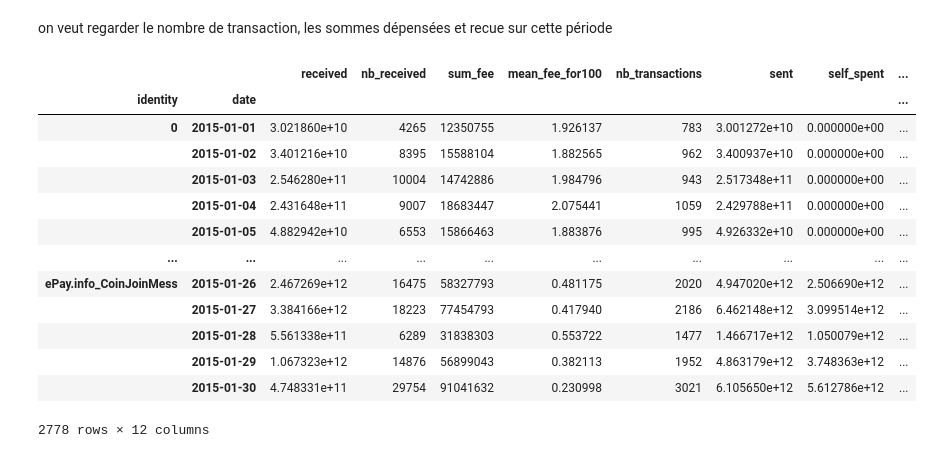
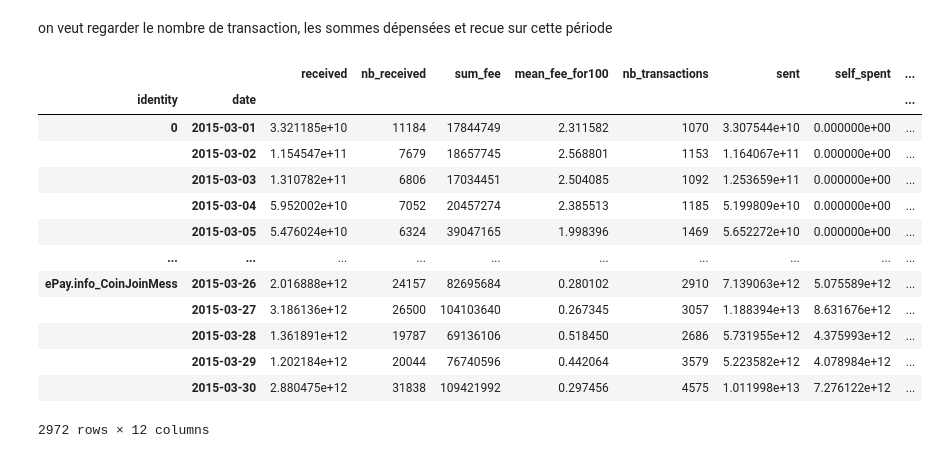
Before and after one commit to Coartix/BigDataDefiEGC, a Jupyter notebook: profit_analysis.ipynb, the cells around one changed output. Cells and saved outputs as stored; diff of their text form; code cells hidden in the pictures.

```diff
--- a/profit_analysis.ipynb
+++ b/profit_analysis.ipynb
@@ -355,6 +359,7 @@ zoom sur une pếriode de crise : ici on identifie une forte baisse de la valeur
 # %%
 # look at the date range from 2015-01-01 to 2015-01-31
-external_df['PriceUSD'].loc['2015-01-01':'2015-01-30'].plot(figsize=(15, 5), logy=True)
+date_range = ['2015-03-01', '2015-03-30']
+external_df['PriceUSD'].loc[date_range[0]:date_range[1]].plot(figsize=(15, 5), logy=True)
 
 plt.show()
 # %% [output]
@@ -362,39 +384,38 @@ plt.show()
 # %% [markdown]
 on veut regarder le nombre de transaction, les sommes dépensées et recue sur cette période
 # %%
-# for each quartile, on the range from 2015-08-01 to 2015-08-31, plot the number of transactions
-#actor_df.set_index('identity', inplace=True)
-#actor_df = actor_df.groupby([actor_df.index, 'date']).sum()
-
 # set the date as a column
 actor_df.reset_index(inplace=True)
 
 # set the date as the index
 actor_df.set_index('date', inplace=True)
 
-# only keep the date range from 2015-08-01 to 2015-08-31
-actor_df_2015_08 = actor_df.loc['2015-01-01':'2015-01-30']
+# only keep the date range
+actor_df_2015_08 = actor_df.loc[date_range[0]:date_range[1]]
 
 actor_df_2015_08.reset_index(inplace=True)
 actor_df_2015_08.set_index('identity', inplace=True)
 actor_df_2015_08 = actor_df_2015_08.groupby([actor_df_2015_08.index, 'date']).sum()
 
+# remove the year from the date
+#actor_df_2015_08.index = actor_df_2015_08.index.set_levels(actor_df_2015_08.index.levels[1].strftime('%m-%d'), level=1)
+
 actor_df_2015_08
 # %% [output]
 |  |  | received | nb_received | sum_fee | mean_fee_for100 | nb_transactions | sent | self_spent | ... |
 | identity | date |  |  |  |  |  |  |  | ... |
-| 0 | 2015-01-01 | 3.021860e+10 | 4265 | 12350755 | 1.926137 | 783 | 3.001272e+10 | 0.000000e+00 | ... |
-|  | 2015-01-02 | 3.401216e+10 | 8395 | 15588104 | 1.882565 | 962 | 3.400937e+10 | 0.000000e+00 | ... |
-|  | 2015-01-03 | 2.546280e+11 | 10004 | 14742886 | 1.984796 | 943 | 2.517348e+11 | 0.000000e+00 | ... |
-|  | 2015-01-04 | 2.431648e+11 | 9007 | 18683447 | 2.075441 | 1059 | 2.429788e+11 | 0.000000e+00 | ... |
-|  | 2015-01-05 | 4.882942e+10 | 6553 | 15866463 | 1.883876 | 995 | 4.926332e+10 | 0.000000e+00 | ... |
+| 0 | 2015-03-01 | 3.321185e+10 | 11184 | 17844749 | 2.311582 | 1070 | 3.307544e+10 | 0.000000e+00 | ... |
+|  | 2015-03-02 | 1.154547e+11 | 7679 | 18657745 | 2.568801 | 1153 | 1.164067e+11 | 0.000000e+00 | ... |
+|  | 2015-03-03 | 1.310782e+11 | 6806 | 17034451 | 2.504085 | 1092 | 1.253659e+11 | 0.000000e+00 | ... |
+|  | 2015-03-04 | 5.952002e+10 | 7052 | 20457274 | 2.385513 | 1185 | 5.199809e+10 | 0.000000e+00 | ... |
+|  | 2015-03-05 | 5.476024e+10 | 6324 | 39047165 | 1.998396 | 1469 | 5.652272e+10 | 0.000000e+00 | ... |
 | ... | ... | ... | ... | ... | ... | ... | ... | ... | ... |
-| ePay.info_CoinJoinMess | 2015-01-26 | 2.467269e+12 | 16475 | 58327793 | 0.481175 | 2020 | 4.947020e+12 | 2.506690e+12 | ... |
-|  | 2015-01-27 | 3.384166e+12 | 18223 | 77454793 | 0.417940 | 2186 | 6.462148e+12 | 3.099514e+12 | ... |
-|  | 2015-01-28 | 5.561338e+11 | 6289 | 31838303 | 0.553722 | 1477 | 1.466717e+12 | 1.050079e+12 | ... |
-|  | 2015-01-29 | 1.067323e+12 | 14876 | 56899043 | 0.382113 | 1952 | 4.863179e+12 | 3.748363e+12 | ... |
-|  | 2015-01-30 | 4.748331e+11 | 29754 | 91041632 | 0.230998 | 3021 | 6.105650e+12 | 5.612786e+12 | ... |
+| ePay.info_CoinJoinMess | 2015-03-26 | 2.016888e+12 | 24157 | 82695684 | 0.280102 | 2910 | 7.139063e+12 | 5.075589e+12 | ... |
+|  | 2015-03-27 | 3.186136e+12 | 26500 | 104103640 | 0.267345 | 3057 | 1.188394e+13 | 8.631676e+12 | ... |
+|  | 2015-03-28 | 1.361891e+12 | 19787 | 69136106 | 0.518450 | 2686 | 5.731955e+12 | 4.375993e+12 | ... |
+|  | 2015-03-29 | 1.202184e+12 | 20044 | 76740596 | 0.442064 | 3579 | 5.223582e+12 | 4.078984e+12 | ... |
+|  | 2015-03-30 | 2.880475e+12 | 31838 | 109421992 | 0.297456 | 4575 | 1.011998e+13 | 7.276122e+12 | ... |
-2778 rows × 12 columns
+2972 rows × 12 columns
 # %%
 # group the actor_df_2015_08 dataframe by quartile
 for elt in final_profits_df['quartile'].unique():
```
Also changed, not shown: parts of 10 cells of this notebook.
